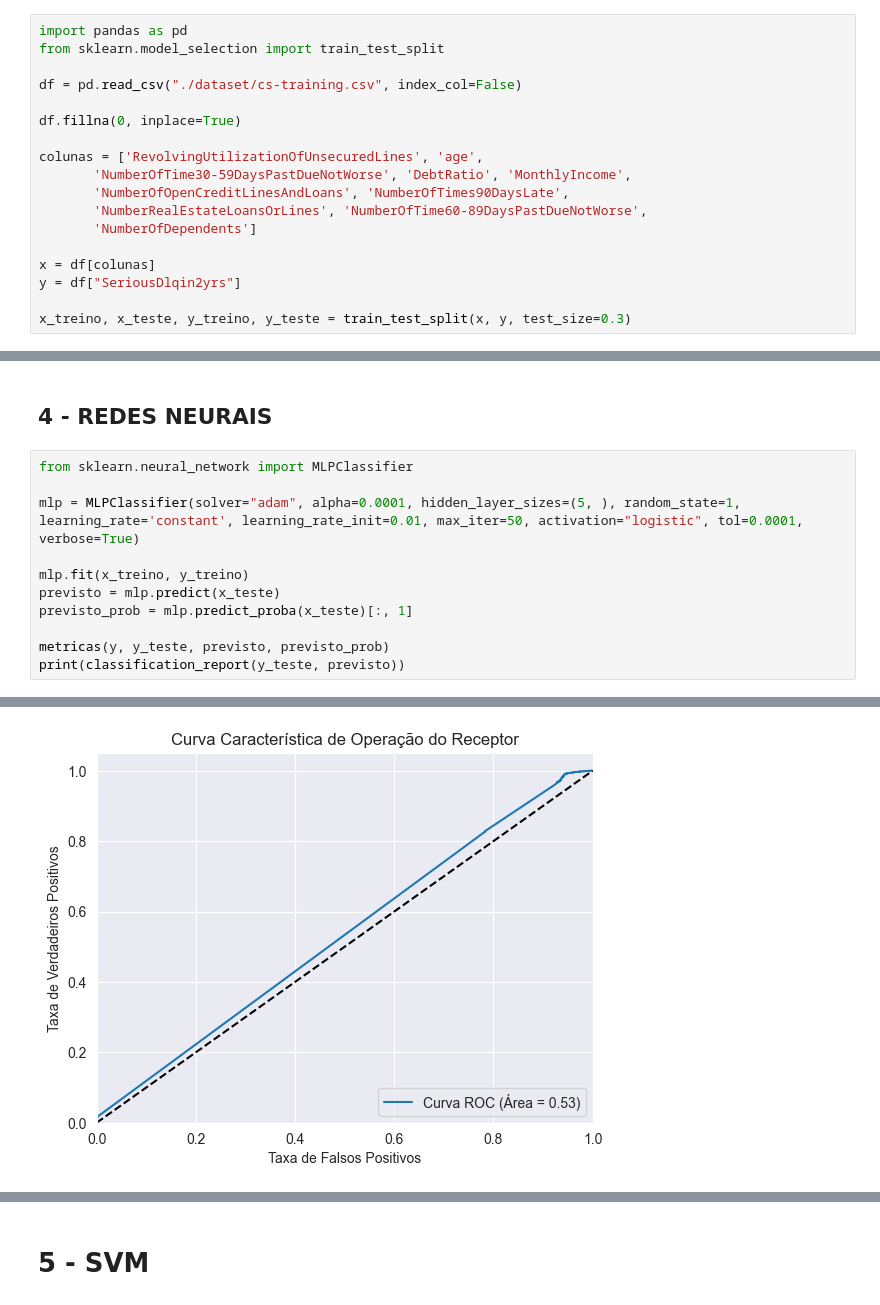
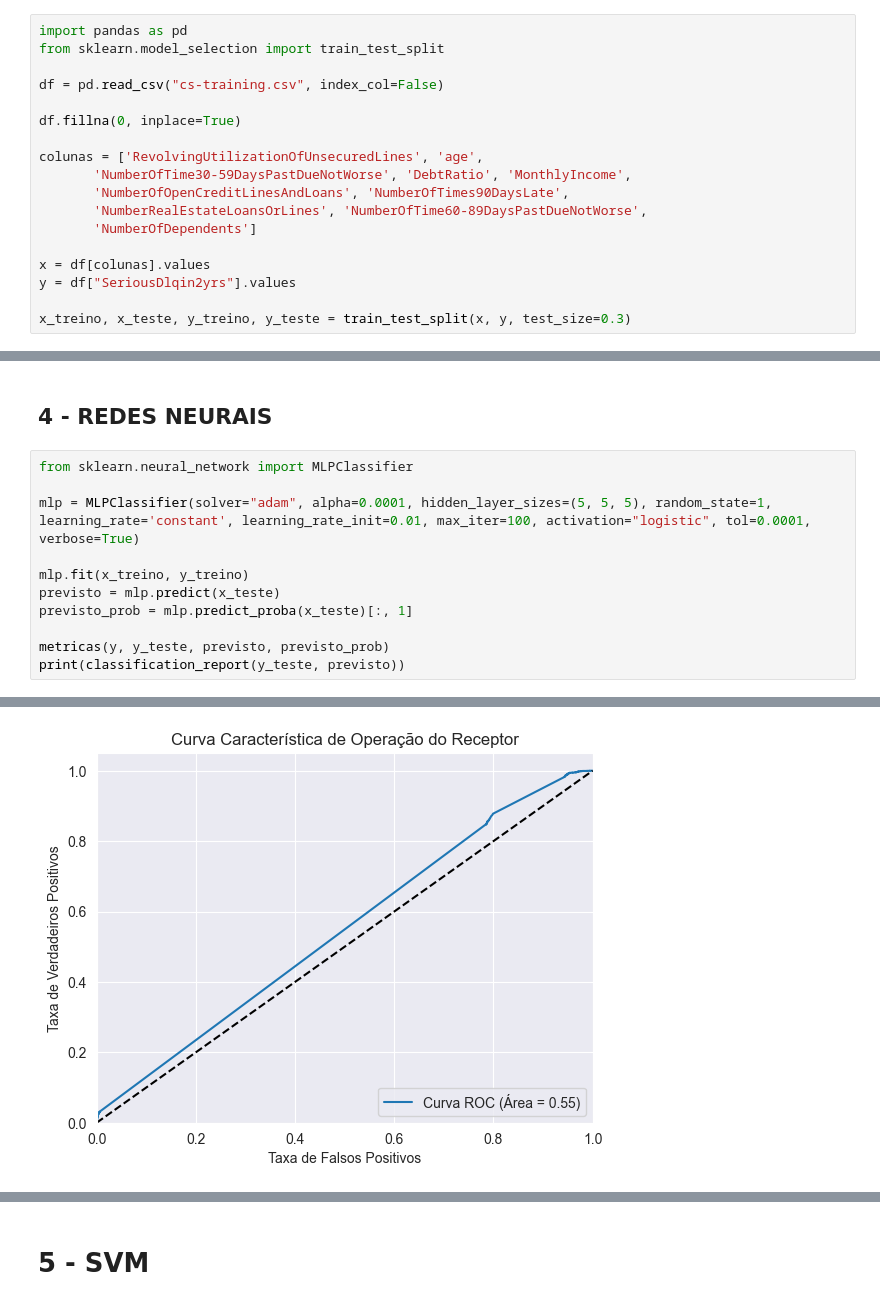
Before and after one commit to guighm/projeto-stem, a Jupyter notebook: Classificacao.ipynb, the cells around one changed output, grey strips where cells are left out. Cells and saved outputs as stored; diff of their text form.

```diff
--- a/Classificacao.ipynb
+++ b/Classificacao.ipynb
@@ -100,7 +100,7 @@ def metricas(classes, y_test, y_pred, prob):
 import pandas as pd
 from sklearn.model_selection import train_test_split
 
-df = pd.read_csv("./dataset/cs-training.csv", index_col=False)
+df = pd.read_csv("cs-training.csv", index_col=False)
 
 df.fillna(0, inplace=True)
 
@@ -110,7 +110,7 @@ colunas = ['RevolvingUtilizationOfUnsecuredLines', 'age',
        'NumberRealEstateLoansOrLines', 'NumberOfTime60-89DaysPastDueNotWorse',
        'NumberOfDependents']
 
-x = df[colunas]
-y = df["SeriousDlqin2yrs"]
+x = df[colunas].values
+y = df["SeriousDlqin2yrs"].values
 
 x_treino, x_teste, y_treino, y_teste = train_test_split(x, y, test_size=0.3)
@@ -149,7 +167,7 @@ KS: 0.14182459
 # %%
 from sklearn.neural_network import MLPClassifier
 
-mlp = MLPClassifier(solver="adam", alpha=0.0001, hidden_layer_sizes=(5, ), random_state=1, learning_rate='constant', learning_rate_init=0.01, max_iter=50, activation="logistic", tol=0.0001, verbose=True)
+mlp = MLPClassifier(solver="adam", alpha=0.0001, hidden_layer_sizes=(5, 5, 5), random_state=1, learning_rate='constant', learning_rate_init=0.01, max_iter=100, activation="logistic", tol=0.0001, verbose=True)
 
 mlp.fit(x_treino, y_treino)
 previsto = mlp.predict(x_teste)
@@ -178,4 +196,4 @@ F1-Score: nan
-[figure, old version]
+[figure, new version]
 [figure]
 Miss Alarm Rate: 1.00000000
 False Alarm Rate: 0.00000000
```
Also changed, not shown: parts of 11 cells of this notebook, 5 other files.
